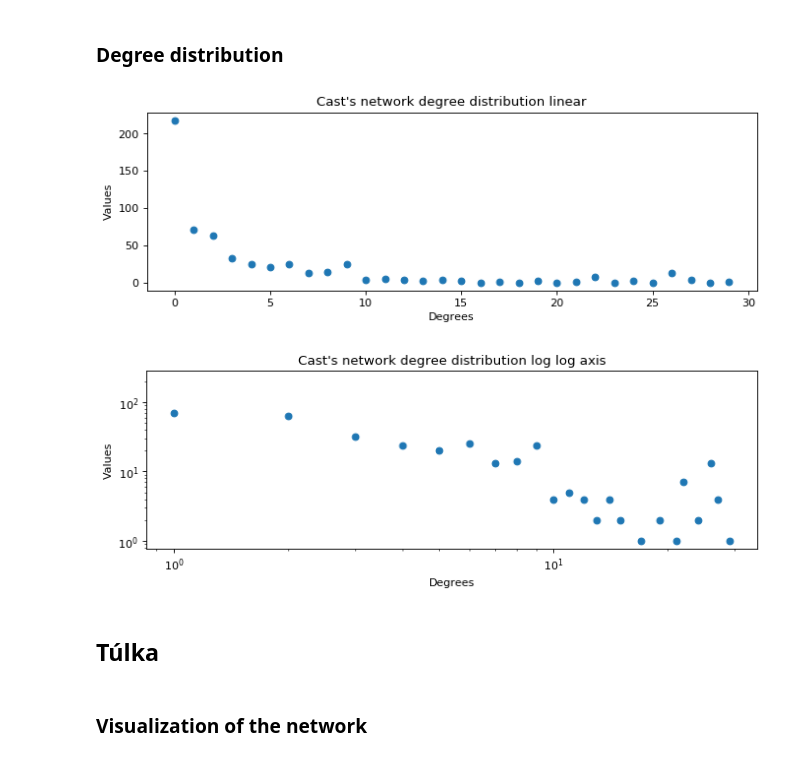
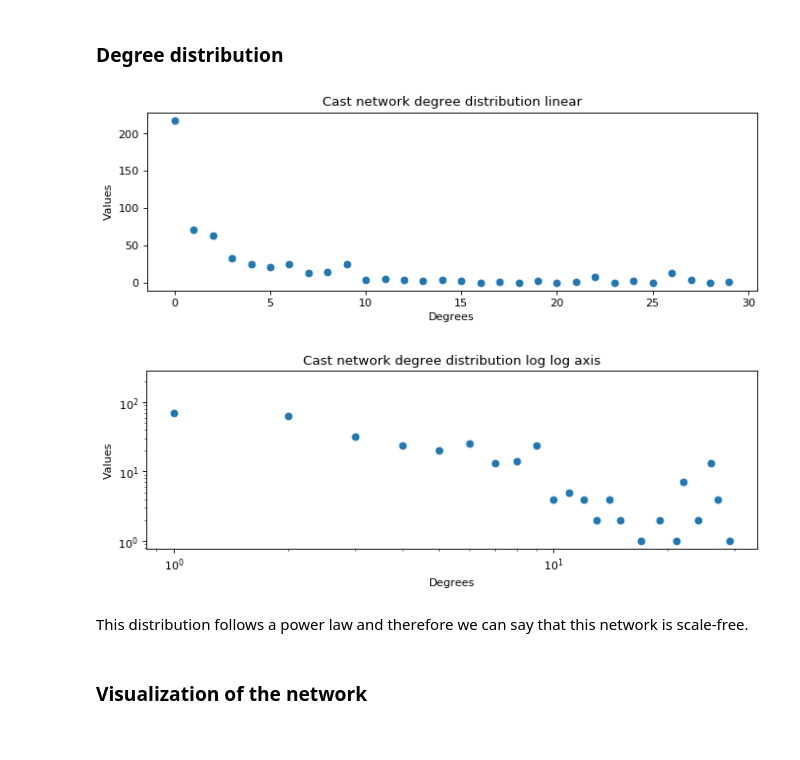
Before and after one commit to gretarg09/DTU__SocialGraphs-FinalProject, a Jupyter notebook: Notebooks/Networks.ipynb, the cells around one changed output. Drawn from its saved outputs; the diff is of its cells as text; code cells hidden in the pictures.

```diff
--- a/Notebooks/Networks.ipynb
+++ b/Notebooks/Networks.ipynb
@@ -669,31 +669,31 @@ Harry Potter and the Half-Blood Prince
 # %%
 # Plot the distribution, both linear and log-log axes
 
 # bin the degree distribution using np.histogram
 values, bins = np.histogram(G_cast.degree().values(), bins=max(G_cast.degree().values()))
 
 # linear plot
 plt.figure(num=None, figsize=(10,3), dpi=80, facecolor="w", edgecolor="k")
 plt.plot(range(0,len(values)), values,'o')
-plt.title("Cast's network degree distribution linear")
+plt.title("Cast network degree distribution linear")
 plt.xlabel("Degrees")
 plt.ylabel("Values")
 plt.show()
 
 # log log plot
 plt.figure(num=None, figsize=(10,3), dpi=80, facecolor="w", edgecolor="k")
 plt.plot(range(0,len(values)), values,'o')
 plt.xscale('log')
 plt.yscale('log')
-plt.title("Cast's network degree distribution log log axis")
+plt.title("Cast network degree distribution log log axis")
 plt.xlabel("Degrees")
 plt.ylabel("Values")
 plt.show()
 # %% [output]
-[figure, old version]
+[figure, new version]
-[figure, old version]
+[figure, new version]
-# %% [markdown]
-## __Túlka__
+# %% [markdown]
+This distribution follows a power law and therefore we can say that this network is scale-free.
 # %% [markdown]
 ### Visualization of the network
 # %%
```
Also changed, not shown: parts of 32 cells of this notebook, 1 other file.
